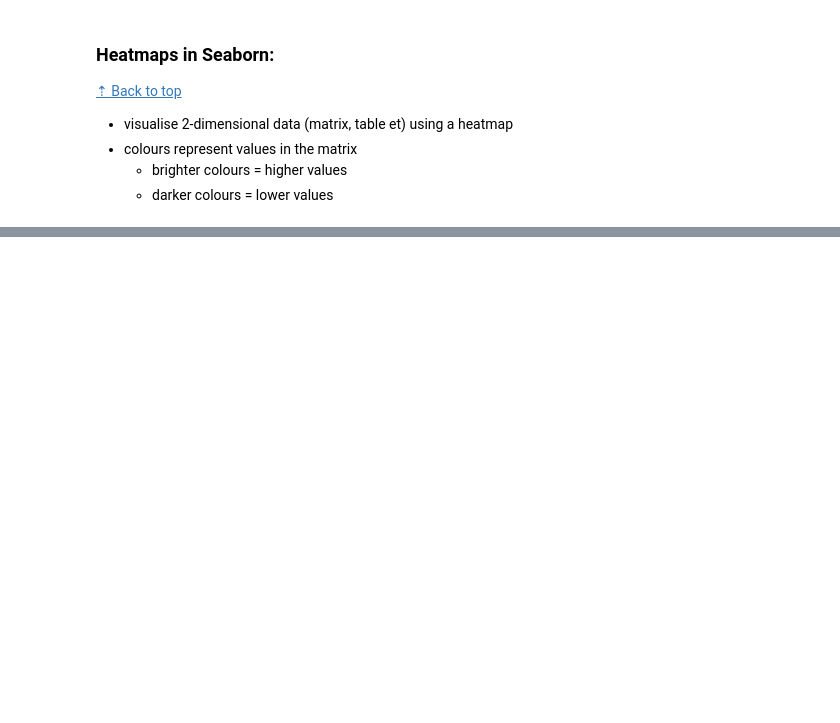
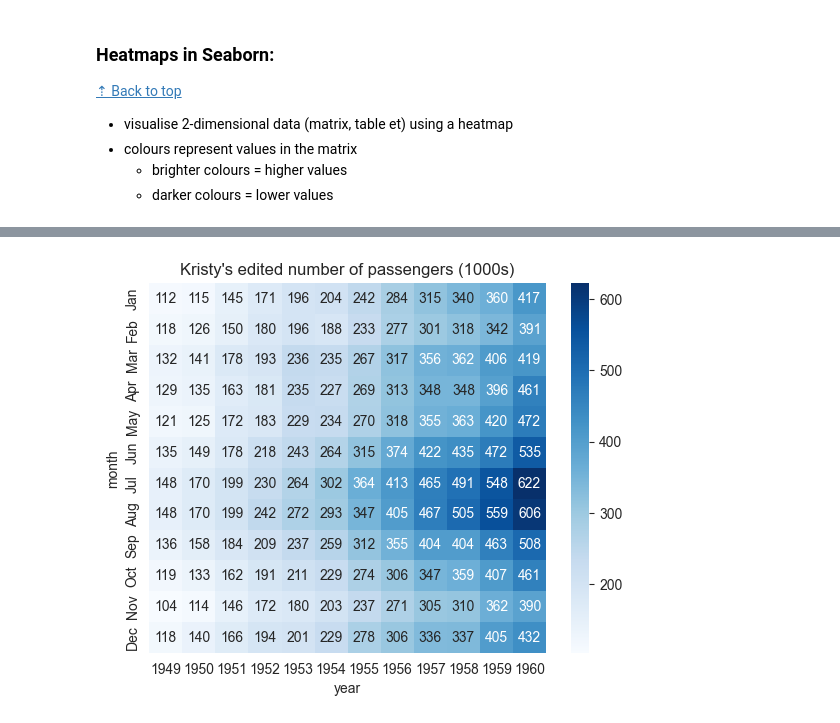
Before and after one commit to Ms-KL/python-data-science-playground, a Jupyter notebook: data-visualisation/data_visualisation.ipynb, the cells around one changed output, grey strips where cells are left out. Cells and saved outputs as stored; diff of their text form; code cells hidden in the pictures; blank space fills up the shorter version.

```diff
--- a/data-visualisation/data_visualisation.ipynb
+++ b/data-visualisation/data_visualisation.ipynb
@@ -609,0 +647,12 @@ Note: you may need to restart the kernel to use updated packages.
+# %%
+# display actual values int eh block and change the color palette
+
+plt.title("Kristy's edited number of passengers (1000s)")
+sns.heatmap(
+    flights_df,
+    fmt='d', # display actual values in the block
+    annot=True, # display the values in the block - annot = annotation
+    cmap='Blues' # change the color palette
+);
+# %% [output]
+[figure, added]
```
Also changed, not shown: parts of 23 cells of this notebook.
